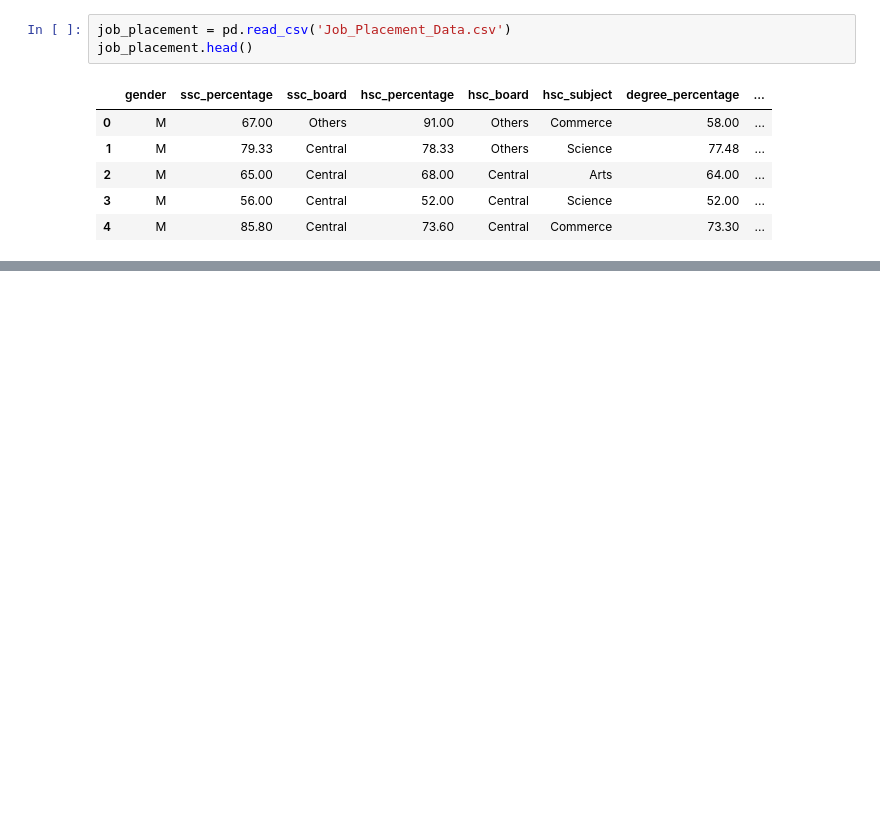
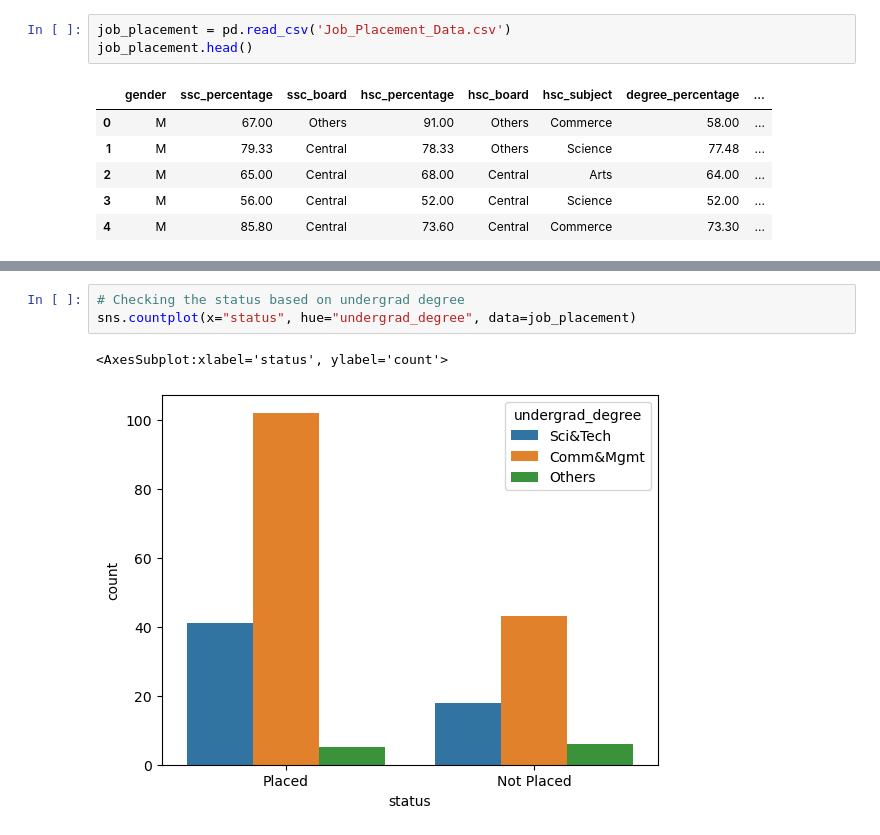
Before and after one commit to Enveed/data-analyst-portfolio, a Jupyter notebook: Python/job-placement-prediction/Job_Placement_Prediction.ipynb, the cells around one changed output, grey strips where cells are left out. Saved outputs shown, nothing was run; the diff lists cells and outputs as text; blank space fills up the shorter version.

```diff
--- a/Python/job-placement-prediction/Job_Placement_Prediction.ipynb
+++ b/Python/job-placement-prediction/Job_Placement_Prediction.ipynb
@@ -63 +116,7 @@ sns.countplot(x="status", data=job_placement)
+# %%
+# Checking the status based on undergrad degree
+sns.countplot(x="status", hue="undergrad_degree", data=job_placement)
+# %% [output]
+<AxesSubplot:xlabel='status', ylabel='count'>
+[figure, added]
 # %%
```
Also changed, not shown: parts of 50 cells of this notebook, 6 other files.
